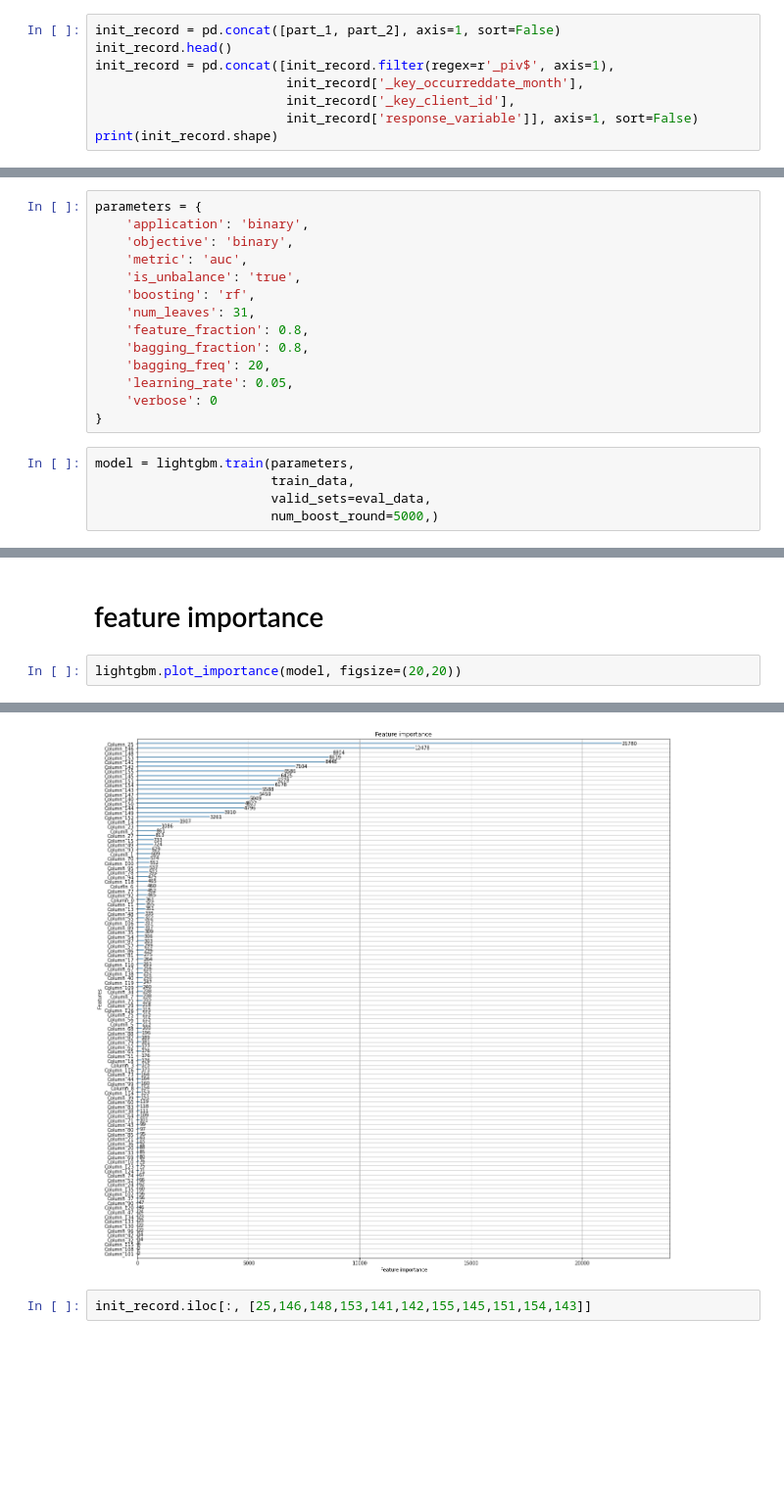
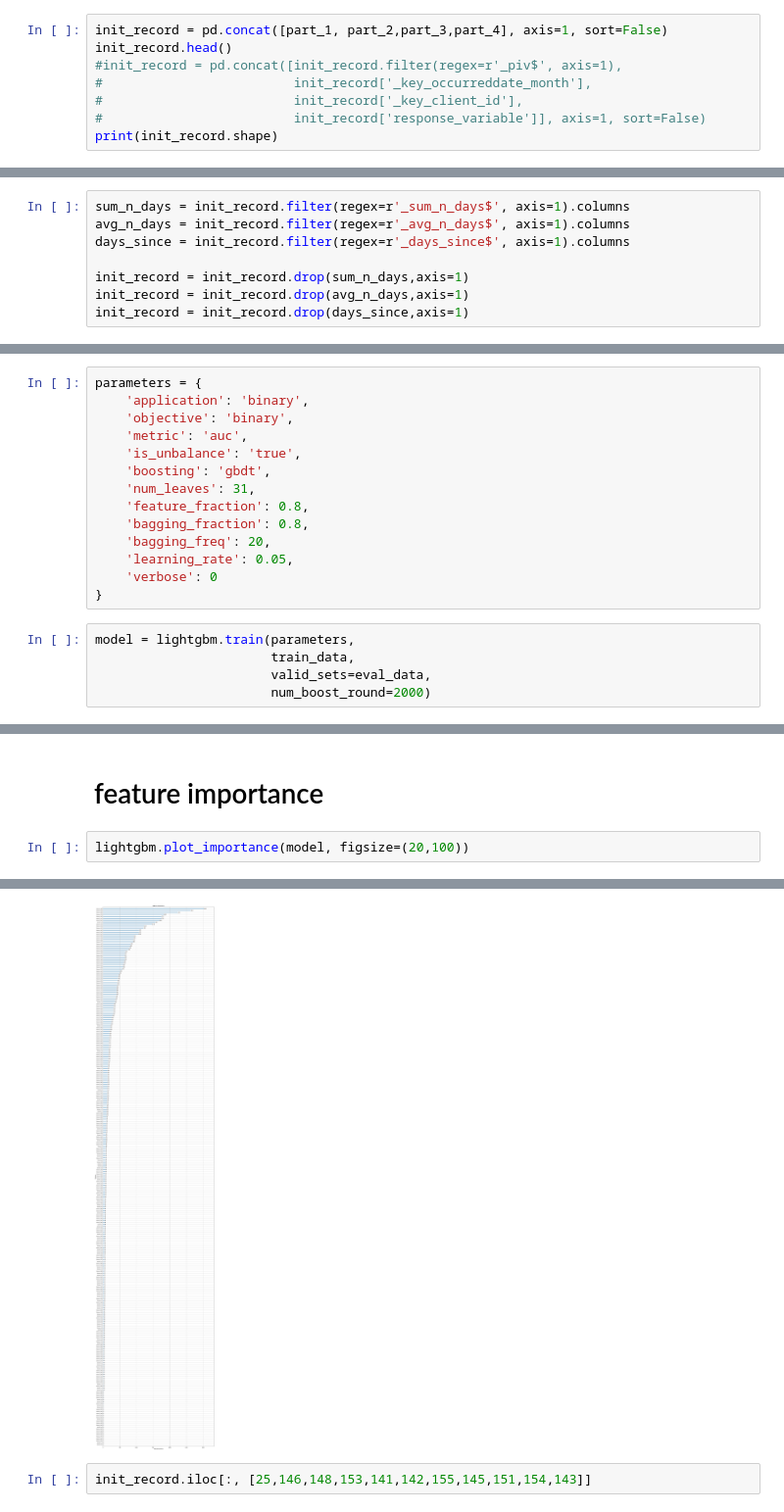
Before and after one commit to Troy-Cao/LWB-Risk-Cient-Detection, a Jupyter notebook: Chenqin/lightGBM.ipynb, the cells around one changed output, grey strips where cells are left out. Shown at 98% size. Cells and saved outputs as stored; diff of their text form; blank space fills up the shorter version.

Commit message:
modiefied the training dataset for lightGBM

```diff
--- a/Chenqin/lightGBM.ipynb
+++ b/Chenqin/lightGBM.ipynb
@@ -24,9 +64,9 @@ part_2
 # %%
-init_record = pd.concat([part_1, part_2], axis=1, sort=False)
+init_record = pd.concat([part_1, part_2,part_3,part_4], axis=1, sort=False)
 init_record.head()
-init_record = pd.concat([init_record.filter(regex=r'_piv$', axis=1),
-                         init_record['_key_occurreddate_month'],
-                         init_record['_key_client_id'],
-                         init_record['response_variable']], axis=1, sort=False)
+#init_record = pd.concat([init_record.filter(regex=r'_piv$', axis=1),
+#                         init_record['_key_occurreddate_month'],
+#                         init_record['_key_client_id'],
+#                         init_record['response_variable']], axis=1, sort=False)
 print(init_record.shape)
 # %% [output]
@@ -34,3 +76,11 @@ print(init_record.shape)
+# %%
+sum_n_days = init_record.filter(regex=r'_sum_n_days$', axis=1).columns
+avg_n_days = init_record.filter(regex=r'_avg_n_days$', axis=1).columns
+days_since = init_record.filter(regex=r'_days_since$', axis=1).columns
+
+init_record = init_record.drop(sum_n_days,axis=1)
+init_record = init_record.drop(avg_n_days,axis=1)
+init_record = init_record.drop(days_since,axis=1)
 # %%
 
 #init_record = pd.concat([part_1, part_2], axis=1, sort=False)
@@ -161,7 +209,7 @@ parameters = {
     'objective': 'binary',
     'metric': 'auc',
     'is_unbalance': 'true',
-    'boosting': 'rf',
+    'boosting': 'gbdt',
     'num_leaves': 31,
     'feature_fraction': 0.8,
     'bagging_fraction': 0.8,
@@ -173,7 +221,7 @@ parameters = {
 model = lightgbm.train(parameters,
                        train_data,
                        valid_sets=eval_data,
-                       num_boost_round=5000,)
+                       num_boost_round=2000)
 # %% [output]
 [LightGBM] [Warning] objective is set=binary, application=binary will be ignored. Current value: objective=binary
 [LightGBM] [Warning] objective is set=binary, application=binary will be ignored. Current value: objective=binary
@@ -215,10 +263,10 @@ array([0, 0, 0, ..., 0, 0, 0])
 # %% [markdown]
 # feature importance
 # %%
-lightgbm.plot_importance(model, figsize=(20,20))
+lightgbm.plot_importance(model, figsize=(20,100))
 # %% [output]
 <AxesSubplot:title={'center':'Feature importance'}, xlabel='Feature importance', ylabel='Features'>
-[figure, old version]
+[figure, new version]
 # %%
 init_record.iloc[:, [25,146,148,153,141,142,155,145,151,154,143]]
 # %% [output]
```
Also changed, not shown: parts of 15 cells of this notebook, 2 other files.
